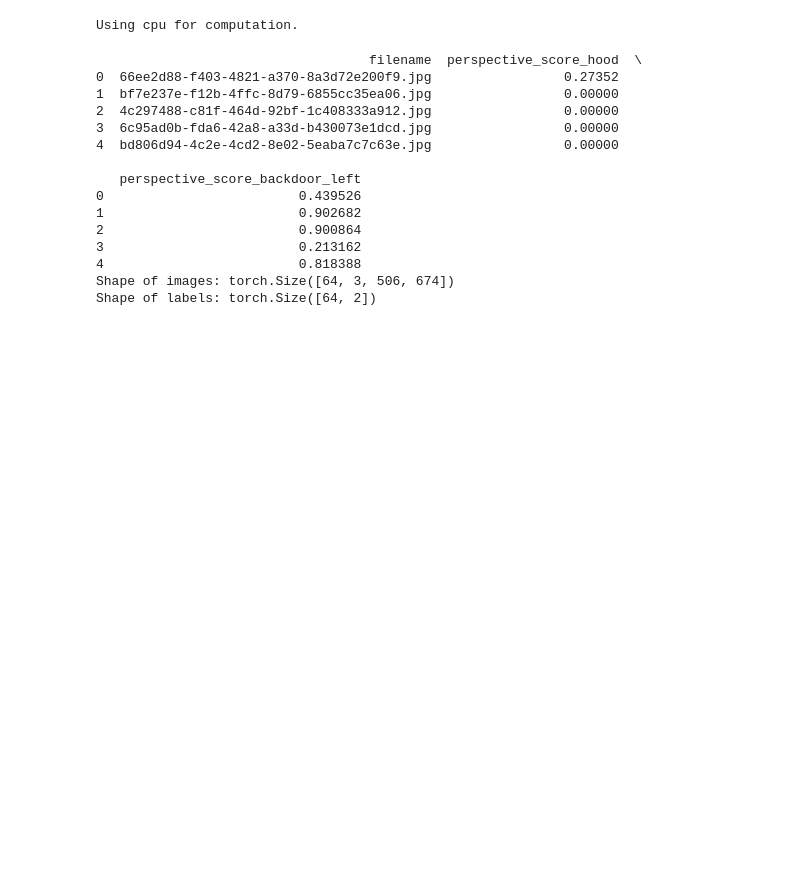
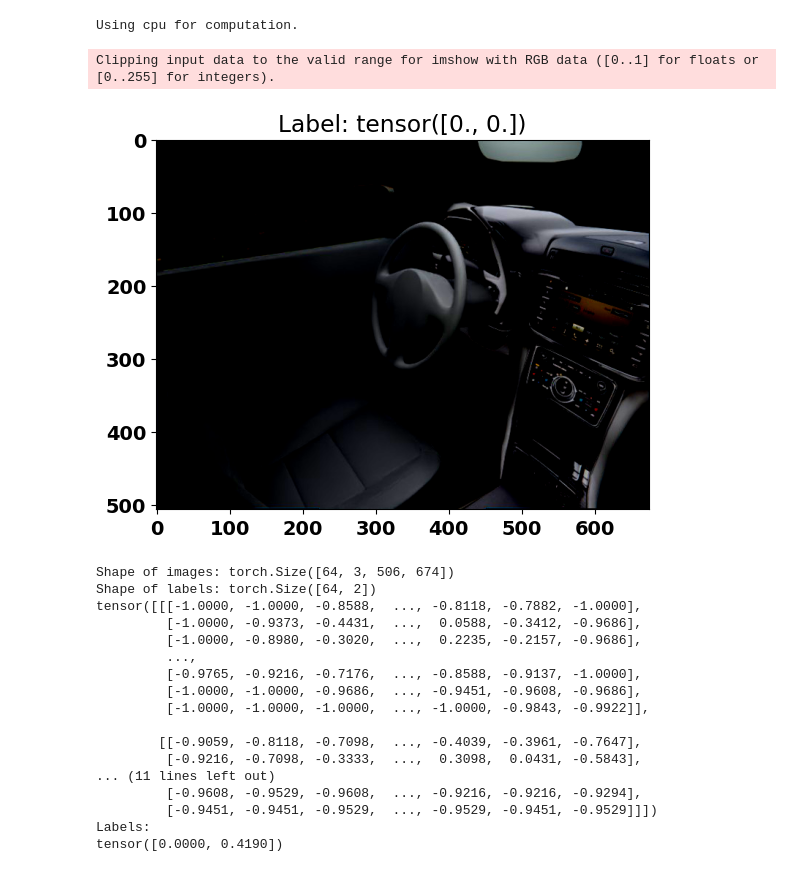
Before and after one commit to Nicoecap/Coding-Challenge, a Jupyter notebook: HUK-Coding-Challenge.ipynb, the cells around one changed output. Cells and saved outputs as stored; diff of their text form; code cells hidden in the pictures; blank space fills up the shorter version.

```diff
--- a/HUK-Coding-Challenge.ipynb
+++ b/HUK-Coding-Challenge.ipynb
@@ -72,41 +63,48 @@ dataloader = DataLoader(dataset, batch_size=64, shuffle=True)
 # %%
 # Function to show an image
 def show_image(img, label):
     # Convert the tensor to a numpy array
     npimg = img.numpy()
     # Transpose the dimensions to match the expected format for matplotlib
     plt.imshow(np.transpose(npimg, (1, 2, 0)))
     plt.title(f'Label: {label}')
     plt.show()
 
 # Display the first few rows of the dataset
-print(dataframe.head())
+#print(dataframe.head())
 
 # Get a batch of images
 dataiter = iter(dataloader)
 images, labels = next(dataiter)
 
 # Show the first image in the batch
-#show_image(images[0], labels[0])
+show_image(images[0], labels[0])
 
 print("Shape of images:", images.shape)
 print("Shape of labels:", labels.shape)
+print(images[5])
+print("Labels:")
+print(labels[5])
 # %% [output]
-                                   filename  perspective_score_hood  \
-0  66ee2d88-f403-4821-a370-8a3d72e200f9.jpg                 0.27352
-1  bf7e237e-f12b-4ffc-8d79-6855cc35ea06.jpg                 0.00000
-2  4c297488-c81f-464d-92bf-1c408333a912.jpg                 0.00000
-3  6c95ad0b-fda6-42a8-a33d-b430073e1dcd.jpg                 0.00000
-4  bd806d94-4c2e-4cd2-8e02-5eaba7c7c63e.jpg                 0.00000
-
-   perspective_score_backdoor_left
-0                         0.439526
-1                         0.902682
-2                         0.900864
-3                         0.213162
-4                         0.818388
-Shape of images: torch.Size([64, 3, 506, 674])
-Shape of labels: torch.Size([64, 2])
+Clipping input data to the valid range for imshow with RGB data ([0..1] for floats or [0..255] for integers).
+[figure, added]
+Shape of images: torch.Size([64, 3, 506, 674])
+Shape of labels: torch.Size([64, 2])
+tensor([[[-1.0000, -1.0000, -0.8588,  ..., -0.8118, -0.7882, -1.0000],
+         [-1.0000, -0.9373, -0.4431,  ...,  0.0588, -0.3412, -0.9686],
+         [-1.0000, -0.8980, -0.3020,  ...,  0.2235, -0.2157, -0.9686],
+         ...,
+         [-0.9765, -0.9216, -0.7176,  ..., -0.8588, -0.9137, -1.0000],
+         [-1.0000, -1.0000, -0.9686,  ..., -0.9451, -0.9608, -0.9686],
+         [-1.0000, -1.0000, -1.0000,  ..., -1.0000, -0.9843, -0.9922]],
+
+        [[-0.9059, -0.8118, -0.7098,  ..., -0.4039, -0.3961, -0.7647],
+         [-0.9216, -0.7098, -0.3333,  ...,  0.3098,  0.0431, -0.5843],
+... (11 lines left out)
+         [-0.9608, -0.9529, -0.9608,  ..., -0.9216, -0.9216, -0.9294],
+         [-0.9451, -0.9451, -0.9529,  ..., -0.9529, -0.9451, -0.9529]]])
+Labels:
+tensor([0.0000, 0.4190])
 # %%
 class SimpleCNN(nn.Module):
     def __init__(self):
```
Also changed, not shown: parts of 7 cells of this notebook.
